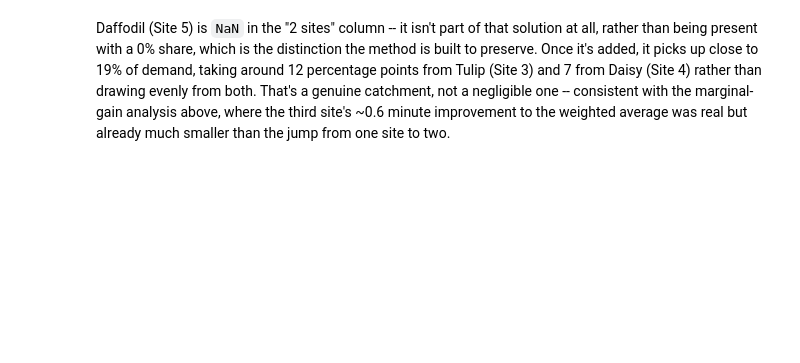
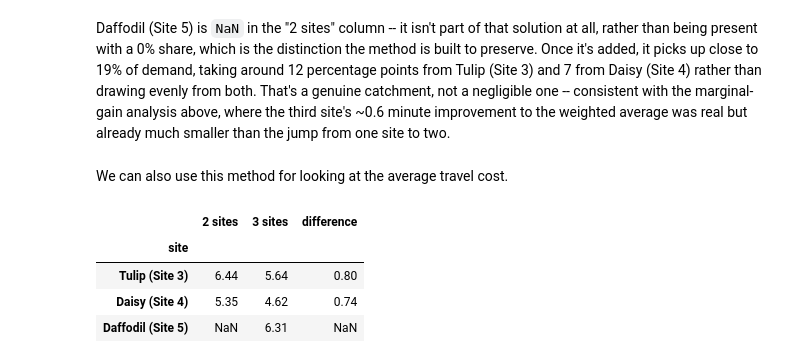
Before and after one commit to hsma-tools/lokigi, a Jupyter notebook: examples/location/comparing_n_sites/index.ipynb, the cells around one changed output. Saved outputs shown, nothing was run; the diff lists cells and outputs as text; code cells hidden in the pictures; blank space fills up the shorter version.

```diff
--- a/examples/location/comparing_n_sites/index.ipynb
+++ b/examples/location/comparing_n_sites/index.ipynb
@@ -388,2 +388,12 @@ comparator.compare_site_allocation()
 # %% [markdown]
 Daffodil (Site 5) is `NaN` in the "2 sites" column -- it isn't part of that solution at all, rather than being present with a 0% share, which is the distinction the method is built to preserve. Once it's added, it picks up close to 19% of demand, taking around 12 percentage points from Tulip (Site 3) and 7 from Daisy (Site 4) rather than drawing evenly from both. That's a genuine catchment, not a negligible one -- consistent with the marginal-gain analysis above, where the third site's ~0.6 minute improvement to the weighted average was real but already much smaller than the jump from one site to two.
+# %% [markdown]
+We can also use this method for looking at the average travel cost.
+# %%
+comparator.compare_site_allocation(metric="average_travel_cost").round(2)
+# %% [output]
+|  | 2 sites | 3 sites | difference |
+| site |  |  |  |
+| Tulip (Site 3) | 6.44 | 5.64 | 0.80 |
+| Daisy (Site 4) | 5.35 | 4.62 | 0.74 |
+| Daffodil (Site 5) | NaN | 6.31 | NaN |
```
Also changed, not shown: parts of 3 cells of this notebook.
